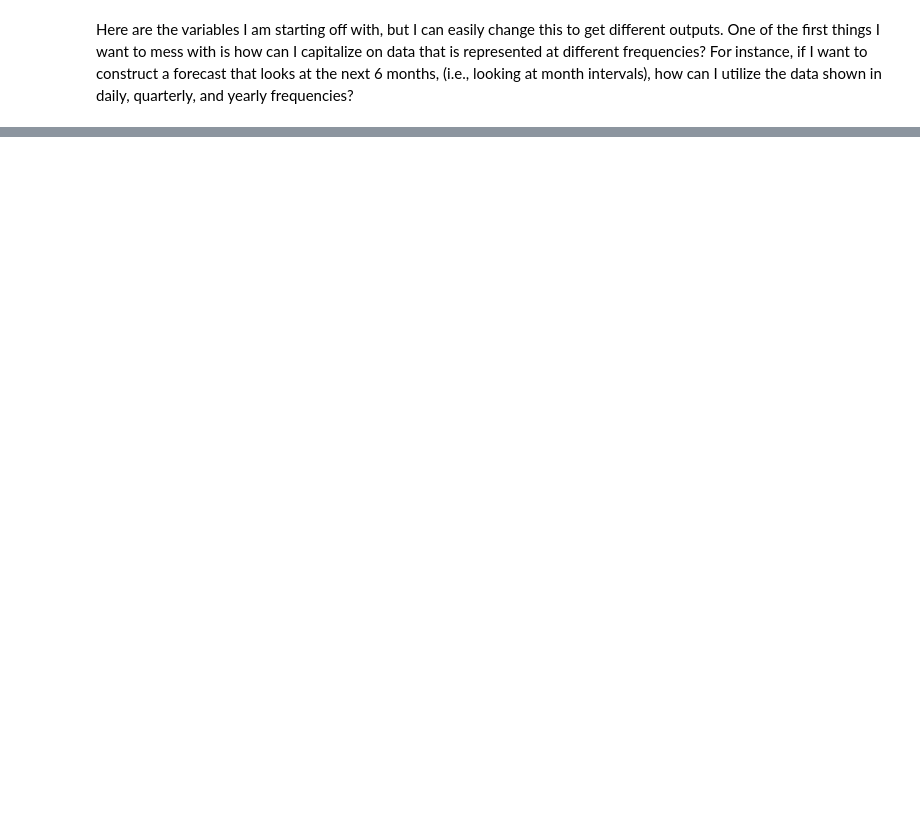
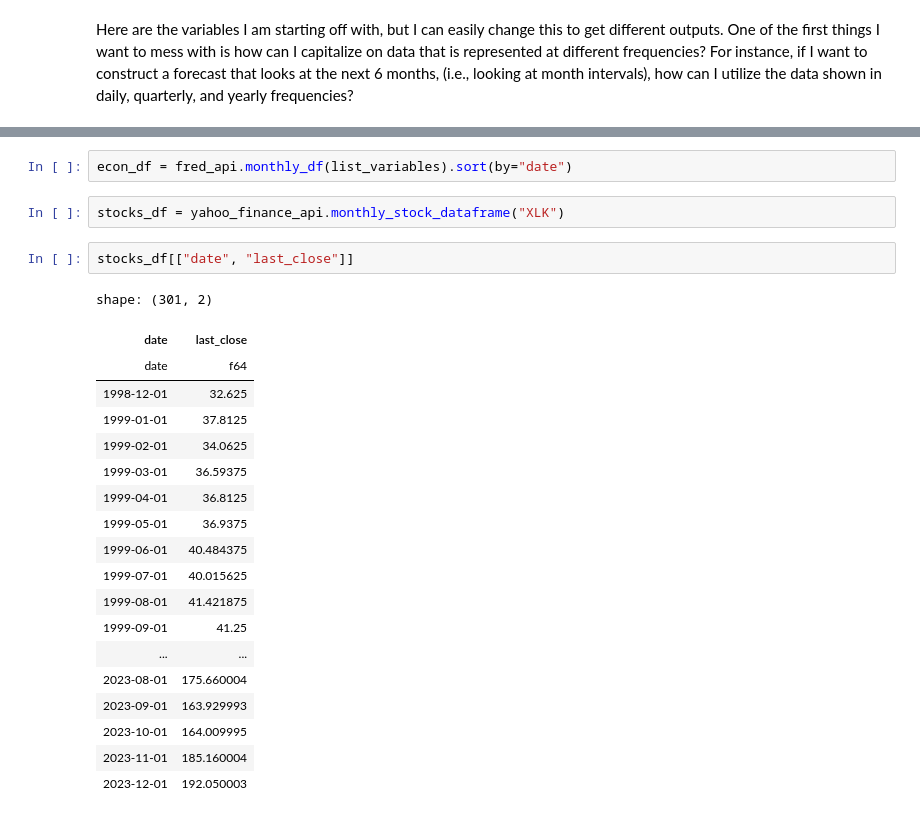
Before and after one commit to ztrehlk/Econ-Trends, a Jupyter notebook: Job Forecasting.ipynb, the cells around one changed output, grey strips where cells are left out. Saved outputs shown, nothing was run; the diff lists cells and outputs as text; blank space fills up the shorter version.

```diff
--- a/Job Forecasting.ipynb
+++ b/Job Forecasting.ipynb
@@ -91,0 +57,26 @@ shape: (5, 2)
+# %%
+econ_df = fred_api.monthly_df(list_variables).sort(by="date")
+# %%
+stocks_df = yahoo_finance_api.monthly_stock_dataframe("XLK")
+# %%
+stocks_df[["date", "last_close"]]
+# %% [output]
+shape: (301, 2)
+| date | last_close |
+| date | f64 |
+| 1998-12-01 | 32.625 |
+| 1999-01-01 | 37.8125 |
+| 1999-02-01 | 34.0625 |
+| 1999-03-01 | 36.59375 |
+| 1999-04-01 | 36.8125 |
+| 1999-05-01 | 36.9375 |
+| 1999-06-01 | 40.484375 |
+| 1999-07-01 | 40.015625 |
+| 1999-08-01 | 41.421875 |
+| 1999-09-01 | 41.25 |
+| ... | ... |
+| 2023-08-01 | 175.660004 |
+| 2023-09-01 | 163.929993 |
+| 2023-10-01 | 164.009995 |
+| 2023-11-01 | 185.160004 |
+| 2023-12-01 | 192.050003 |
```
Also changed, not shown: parts of 26 cells of this notebook, 2 other files.
